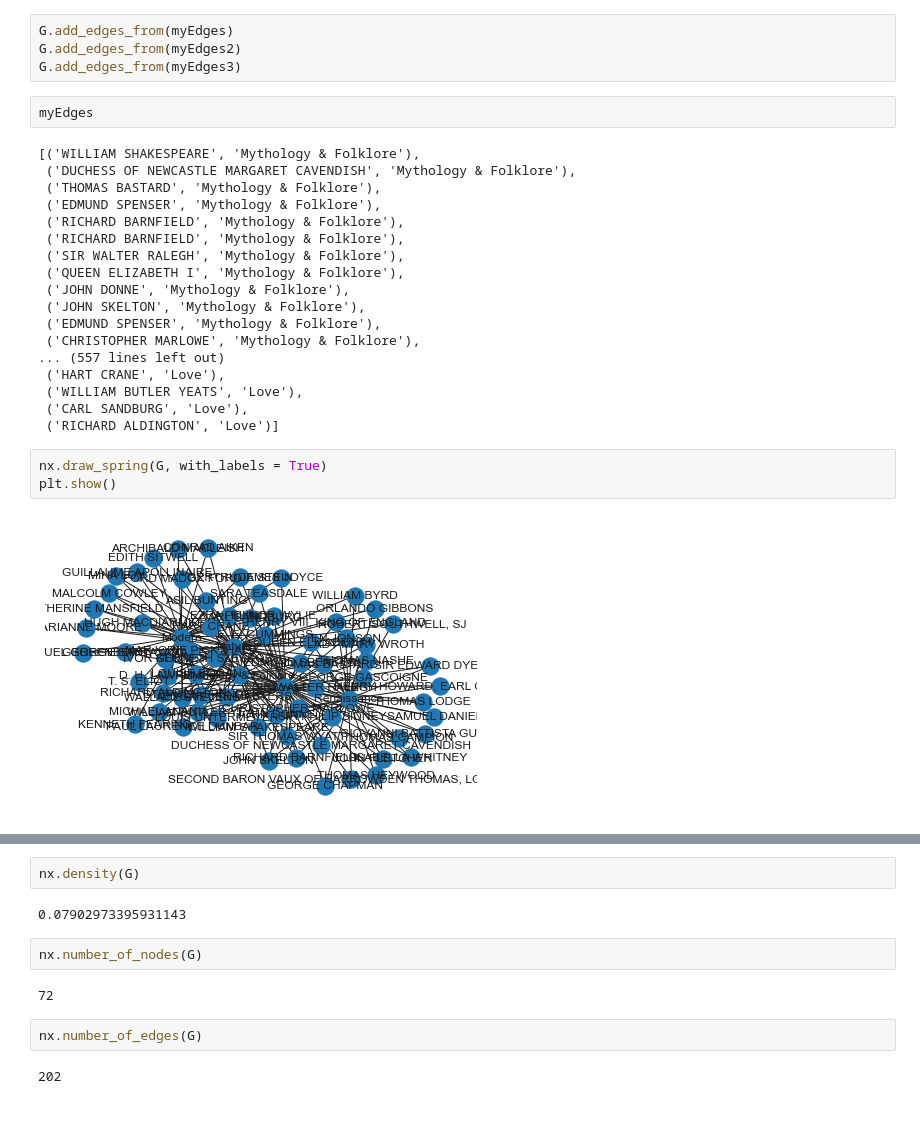
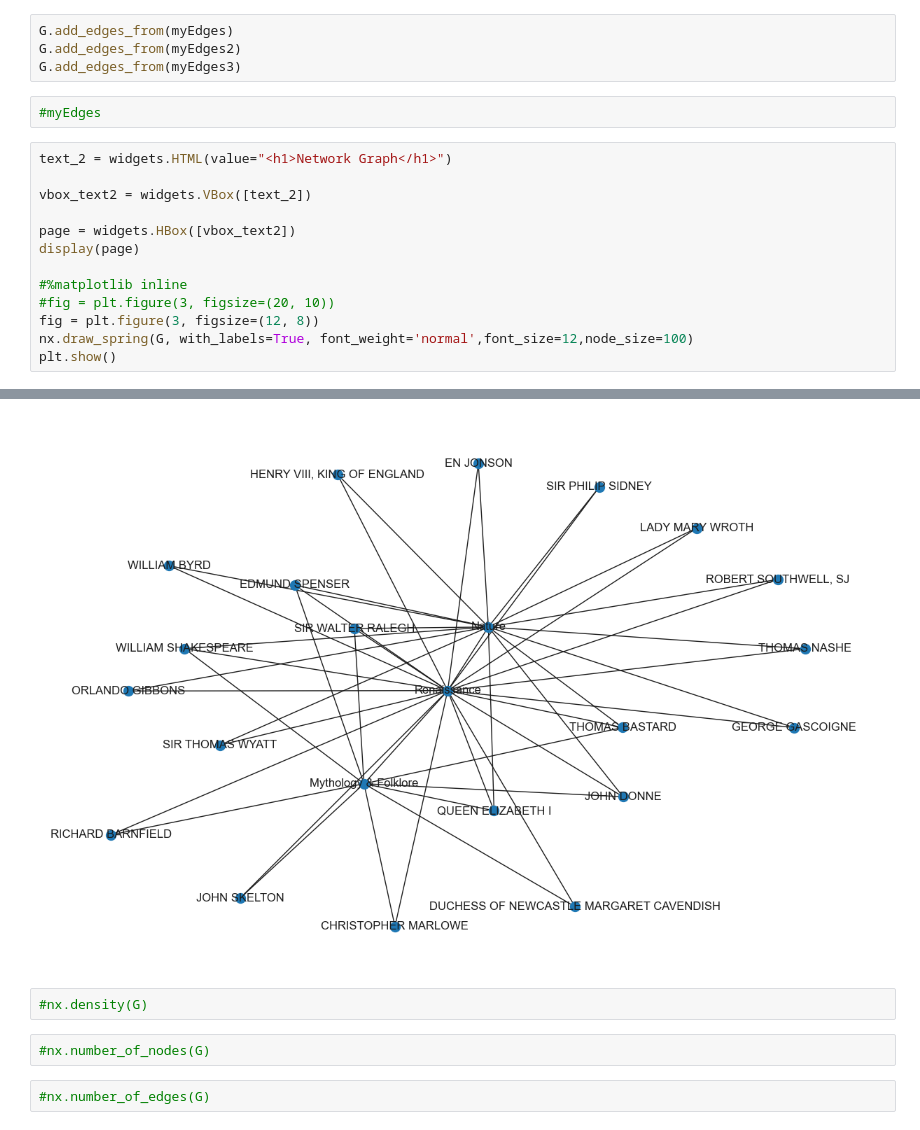
Before and after one commit to Abdul535/Poetry-Analysis, a Jupyter notebook: poetry-analysis.ipynb, the cells around one changed output, grey strips where cells are left out. Saved outputs shown, nothing was run; the diff lists cells and outputs as text.

```diff
--- a/poetry-analysis.ipynb
+++ b/poetry-analysis.ipynb
@@ -495,28 +377,19 @@ myEdges3 = [tuple(element) for element in df[['age', 'type']].values]
 G.add_edges_from(myEdges)
 G.add_edges_from(myEdges2)
 G.add_edges_from(myEdges3)
-# %%
-myEdges
-# %% [output]
-[('WILLIAM SHAKESPEARE', 'Mythology & Folklore'),
- ('DUCHESS OF NEWCASTLE MARGARET CAVENDISH', 'Mythology & Folklore'),
- ('THOMAS BASTARD', 'Mythology & Folklore'),
- ('EDMUND SPENSER', 'Mythology & Folklore'),
- ('RICHARD BARNFIELD', 'Mythology & Folklore'),
- ('RICHARD BARNFIELD', 'Mythology & Folklore'),
- ('SIR WALTER RALEGH', 'Mythology & Folklore'),
- ('QUEEN ELIZABETH I', 'Mythology & Folklore'),
- ('JOHN DONNE', 'Mythology & Folklore'),
- ('JOHN SKELTON', 'Mythology & Folklore'),
- ('EDMUND SPENSER', 'Mythology & Folklore'),
- ('CHRISTOPHER MARLOWE', 'Mythology & Folklore'),
-... (557 lines left out)
- ('HART CRANE', 'Love'),
- ('WILLIAM BUTLER YEATS', 'Love'),
- ('CARL SANDBURG', 'Love'),
- ('RICHARD ALDINGTON', 'Love')]
-# %%
-nx.draw_spring(G, with_labels = True)
-plt.show()
-# %% [output]
-[figure, removed]
+# %%
+#myEdges
+# %%
+text_2 = widgets.HTML(value="<h1>Network Graph</h1>")
+
+vbox_text2 = widgets.VBox([text_2])
+
+page = widgets.HBox([vbox_text2])
+display(page)
+
+#%matplotlib inline
+#fig = plt.figure(3, figsize=(20, 10))
+fig = plt.figure(3, figsize=(12, 8))
+nx.draw_spring(G, with_labels=True, font_weight='normal',font_size=12,node_size=100)
+plt.show()
+# %% [output]
@@ -523,13 +397,8 @@ plt.show()
+[figure, added]
 # %%
-nx.density(G)
+#nx.density(G)
-# %% [output]
-0.07902973395931143
 # %%
-nx.number_of_nodes(G)
+#nx.number_of_nodes(G)
-# %% [output]
-72
 # %%
-nx.number_of_edges(G)
+#nx.number_of_edges(G)
-# %% [output]
-202
 # %%
```
Also changed, not shown: parts of 52 cells of this notebook, 5 other files.
